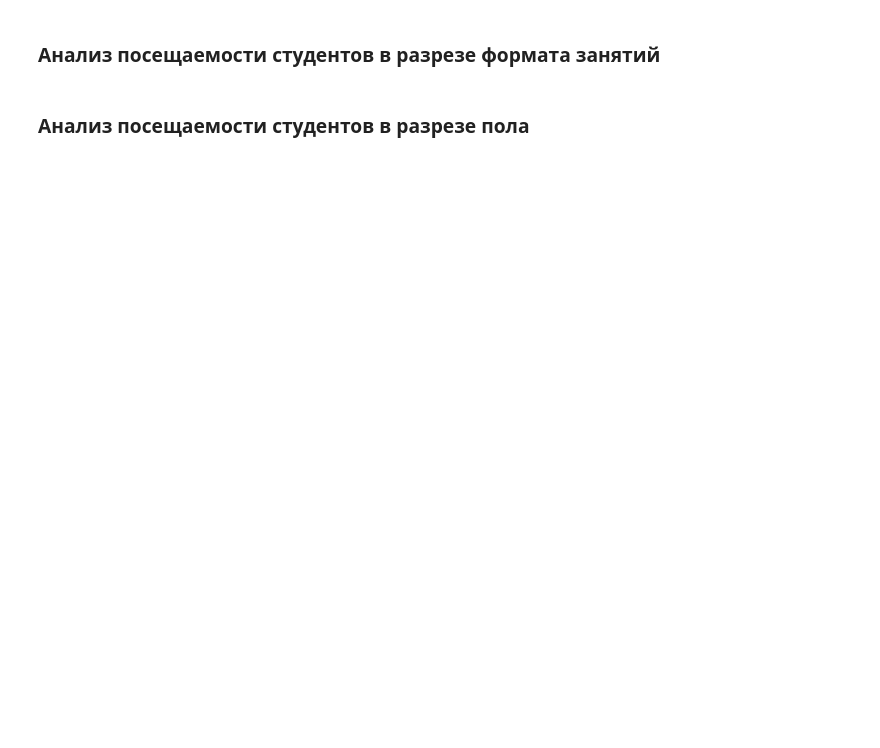
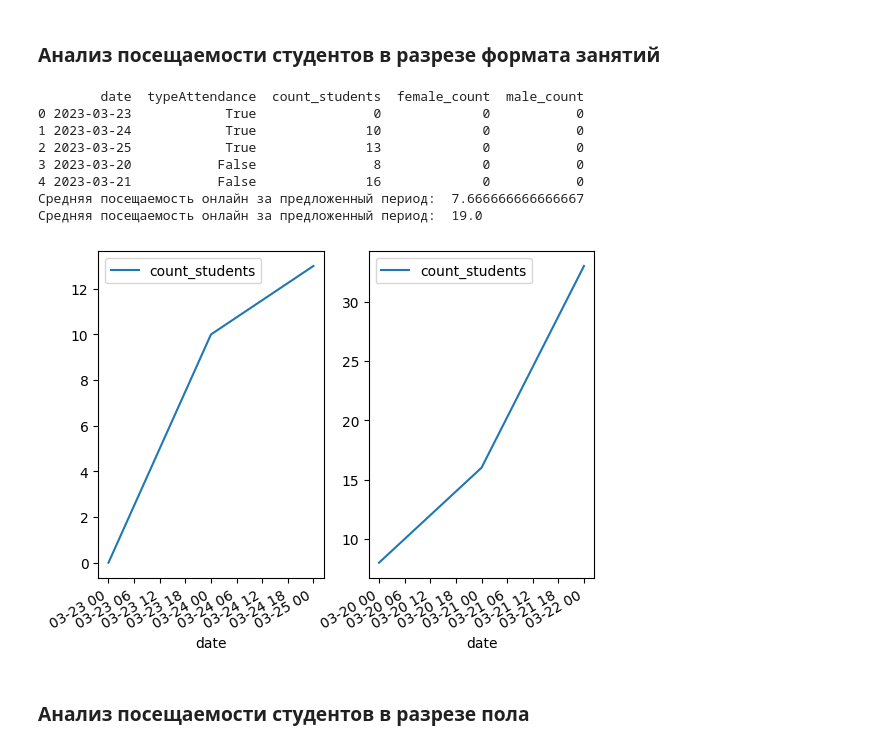
Before and after one commit to KozynchenkoVS/ComputerVision, a Jupyter notebook: task_automata/teacher.ipynb, the cells around one changed output. Saved outputs shown, nothing was run; the diff lists cells and outputs as text; code cells hidden in the pictures; blank space fills up the shorter version.

Commit message:
Fixed graphs & ops with data

```diff
--- a/task_automata/teacher.ipynb
+++ b/task_automata/teacher.ipynb
@@ -2,17 +2,17 @@
 # Библиотеки/Модули
 # %%
 import cv2
-import tensorflow as tf
 import cvlib as cv
 import os
 import pandas as pd
 import numpy as np
 import matplotlib.pyplot as plt
 from PIL import Image
-import pygetwindow
+# import pygetwindow
 from datetime import datetime
-import pyautogui
-dataframe = pd.DataFrame(columns=['date', 'count_students', 'female_count', 'male_count'])
+# import pyautogui
+datalist = []
+# dataframe = pd.DataFrame(columns=['date', 'typeAttendance', 'count_students', 'female_count', 'male_count'])
 # %% [markdown]
 ## Ячейка подсчёта студентов
 # %%
@@ -320,4 +281,16 @@ error: OpenCV(4.7.0) D:\a\opencv-python\opencv-python\opencv\modules\dnn\src\dar
 # %% [markdown]
 ### Анализ посещаемости студентов в разрезе формата занятий
+# %%
+get_attendance_by_type()
+# %% [output]
+        date  typeAttendance  count_students  female_count  male_count
+0 2023-03-23            True               0             0           0
+1 2023-03-24            True              10             0           0
+2 2023-03-25            True              13             0           0
+3 2023-03-20           False               8             0           0
+4 2023-03-21           False              16             0           0
+Средняя посещаемость онлайн за предложенный период:  7.666666666666667
+Средняя посещаемость онлайн за предложенный период:  19.0
+[figure, added]
 # %% [markdown]
 ### Анализ посещаемости студентов в разрезе пола
```
Also changed, not shown: parts of 6 cells of this notebook, 1 other file.
